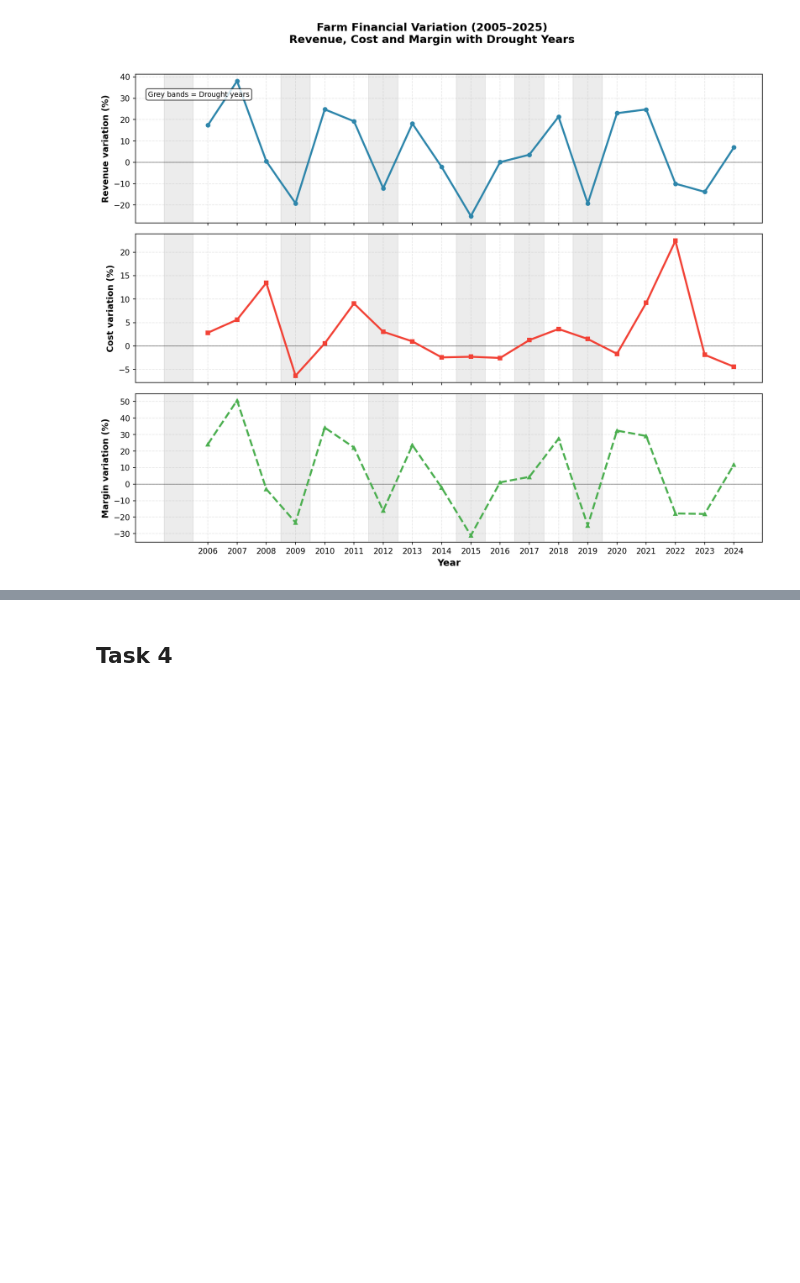
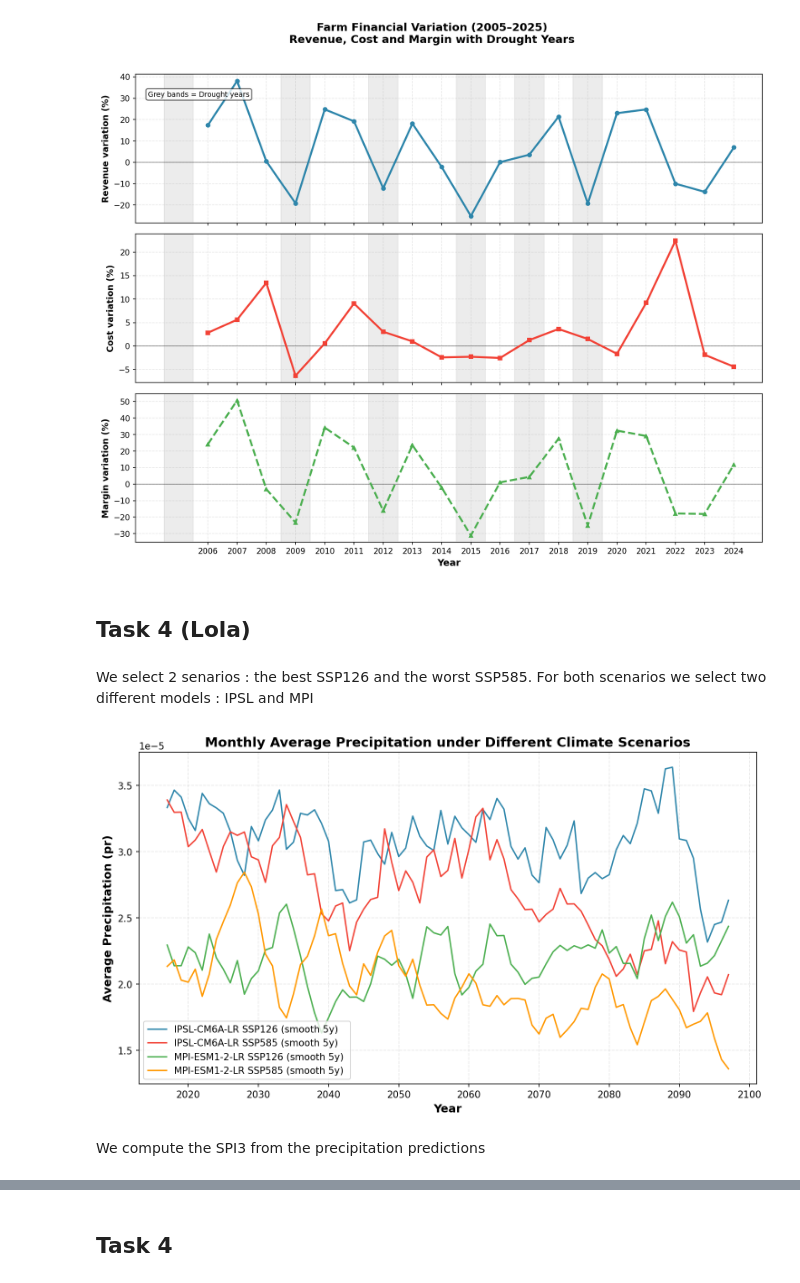
Before and after one commit to lochardi/GreenFinance, a Jupyter notebook: main.ipynb, the cells around one changed output, grey strips where cells are left out. Cells and saved outputs as stored; diff of their text form; code cells hidden in the pictures; blank space fills up the shorter version.

```diff
--- a/main.ipynb
+++ b/main.ipynb
@@ -623,3 +622,52 @@ plt.tight_layout(rect=[0, 0, 1, 0.96])
 plt.show()
 # %% [output]
 [figure]
+# %% [markdown]
+## Task 4 (Lola)
+# %% [markdown]
+We select 2 senarios : the best SSP126 and the worst SSP585. For both scenarios we select two different models : IPSL and MPI
+# %%
+
+
+ipsl_ssp126 = pd.read_csv("data/IPSL-CM6A-LR_ssp126.csv")
+ipsl_ssp126['time'] = pd.to_datetime(ipsl_ssp126['time'], errors='coerce')
+# moyenne des pr par année
+ipsl_ssp126['year'] = ipsl_ssp126['time'].dt.year
+ipsl_ssp126_yearly = ipsl_ssp126.groupby('year')['pr'].mean().reset_index()
+ipsl_ssp126_yearly['pr_smooth'] = ipsl_ssp126_yearly['pr'].rolling(window=5, center=True).mean()
+
+
+ipsl_ssp585 = pd.read_csv("data/IPSL-CM6A-LR_ssp585.csv")
+ipsl_ssp585['time'] = pd.to_datetime(ipsl_ssp585['time'], errors='coerce')
+ipsl_ssp585['year'] = ipsl_ssp585['time'].dt.year
+ipsl_ssp585_yearly = ipsl_ssp585.groupby('year')['pr'].mean().reset_index()
+ipsl_ssp585_yearly['pr_smooth'] = ipsl_ssp585_yearly['pr'].rolling(window=5, center=True).mean()
+
+mpi_ssp126 = pd.read_csv("data/MPI-ESM1-2-LR_ssp126.csv")
+mpi_ssp126['time'] = pd.to_datetime(mpi_ssp126['time'], errors='coerce')
+mpi_ssp126['year'] = mpi_ssp126['time'].dt.year
+mpi_ssp126_yearly = mpi_ssp126.groupby('year')['pr'].mean().reset_index()
+mpi_ssp126_yearly['pr_smooth'] = mpi_ssp126_yearly['pr'].rolling(window=5, center=True).mean()
+
+mpi_ssp585 = pd.read_csv("data/MPI-ESM1-2-LR_ssp585.csv")
+mpi_ssp585['time'] = pd.to_datetime(mpi_ssp585['time'], errors='coerce')
+mpi_ssp585['year'] = mpi_ssp585['time'].dt.year
+mpi_ssp585_yearly = mpi_ssp585.groupby('year')['pr'].mean().reset_index()
+mpi_ssp585_yearly['pr_smooth'] = mpi_ssp585_yearly['pr'].rolling(window=5, center=True).mean()
+#plot
+plt.figure(figsize=(10, 6), dpi=150)
+plt.plot(ipsl_ssp126_yearly['year'], ipsl_ssp126_yearly['pr_smooth'], label='IPSL-CM6A-LR SSP126 (smooth 5y) ', color='#2E86AB')
+plt.plot(ipsl_ssp585_yearly['year'], ipsl_ssp585_yearly['pr_smooth'], label='IPSL-CM6A-LR SSP585 (smooth 5y) ', color='#F24236')
+plt.plot(mpi_ssp126_yearly['year'], mpi_ssp126_yearly['pr_smooth'], label='MPI-ESM1-2-LR SSP126 (smooth 5y) ', color='#4CAF50')
+plt.plot(mpi_ssp585_yearly['year'], mpi_ssp585_yearly['pr_smooth'], label='MPI-ESM1-2-LR SSP585 (smooth 5y) ', color='#FF9800')
+plt.xlabel('Year', fontsize=12, fontweight='bold')
+plt.ylabel('Average Precipitation (pr)', fontsize=12, fontweight='bold')
+plt.title('Monthly Average Precipitation under Different Climate Scenarios', fontsize=14, fontweight='bold')
+plt.legend()
+plt.grid(True, alpha=0.3, linestyle='--')
+plt.tight_layout()
+plt.show()
+# %% [output]
+[figure, added]
+# %% [markdown]
+We compute the SPI3 from the precipitation predictions
```
Also changed, not shown: parts of 7 cells of this notebook, 6 other files.
